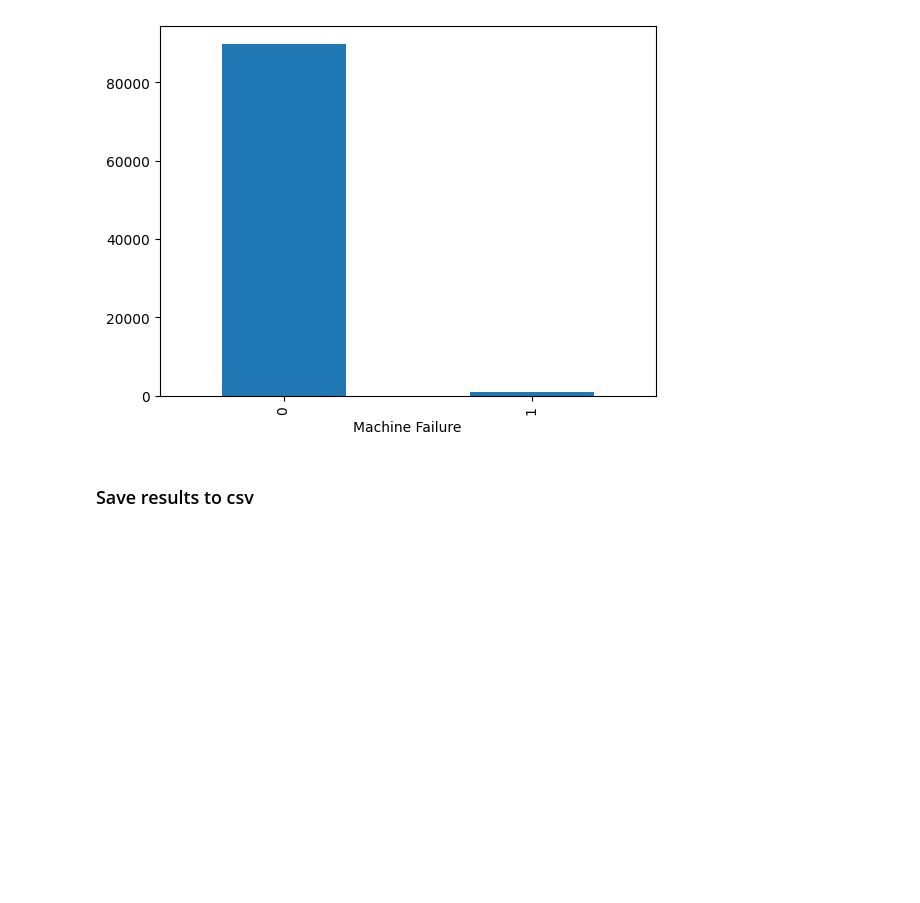
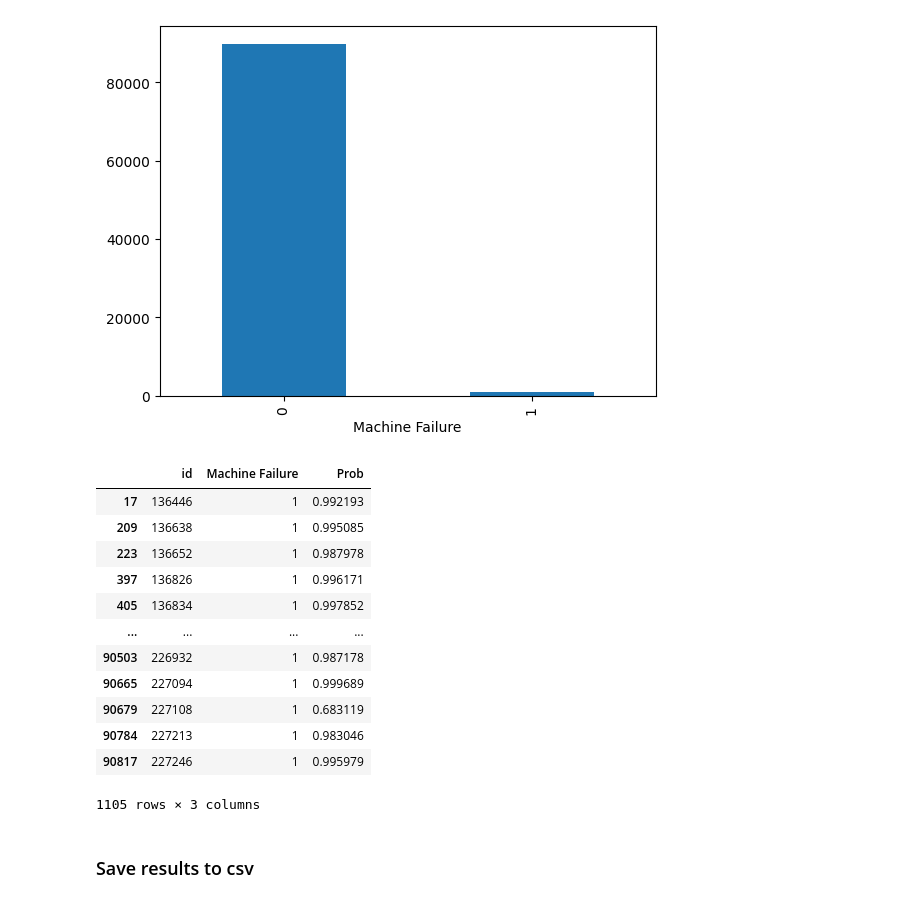
Before and after one commit to Deepak54/VS_Code, a Jupyter notebook: Machine Failure Project/MachineFailure.ipynb, the cells around one changed output. Cells and saved outputs as stored; diff of their text form; code cells hidden in the pictures; blank space fills up the shorter version.

```diff
--- a/Machine Failure Project/MachineFailure.ipynb
+++ b/Machine Failure Project/MachineFailure.ipynb
@@ -570,6 +570,22 @@ df_final['Machine Failure'].value_counts().plot(kind='bar')
 # %% [output]
 <Axes: xlabel='Machine Failure'>
 [figure]
+# %%
+df_final[df_final['Machine Failure']==1]
+# %% [output]
+|  | id | Machine Failure | Prob |
+| 17 | 136446 | 1 | 0.992193 |
+| 209 | 136638 | 1 | 0.995085 |
+| 223 | 136652 | 1 | 0.987978 |
+| 397 | 136826 | 1 | 0.996171 |
+| 405 | 136834 | 1 | 0.997852 |
+| ... | ... | ... | ... |
+| 90503 | 226932 | 1 | 0.987178 |
+| 90665 | 227094 | 1 | 0.999689 |
+| 90679 | 227108 | 1 | 0.683119 |
+| 90784 | 227213 | 1 | 0.983046 |
+| 90817 | 227246 | 1 | 0.995979 |
+1105 rows × 3 columns
 # %% [markdown]
 ### Save results to csv
 # %%
```
Also changed, not shown: parts of 5 cells of this notebook, 5 other files.
